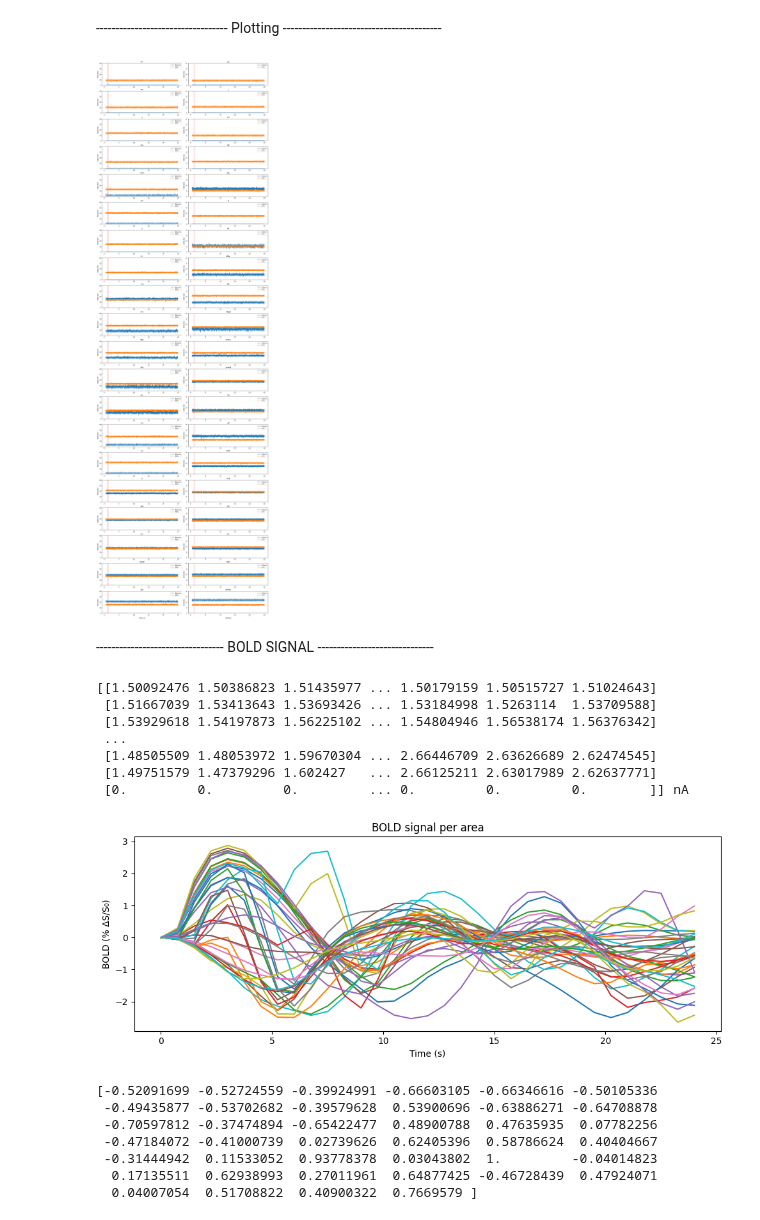
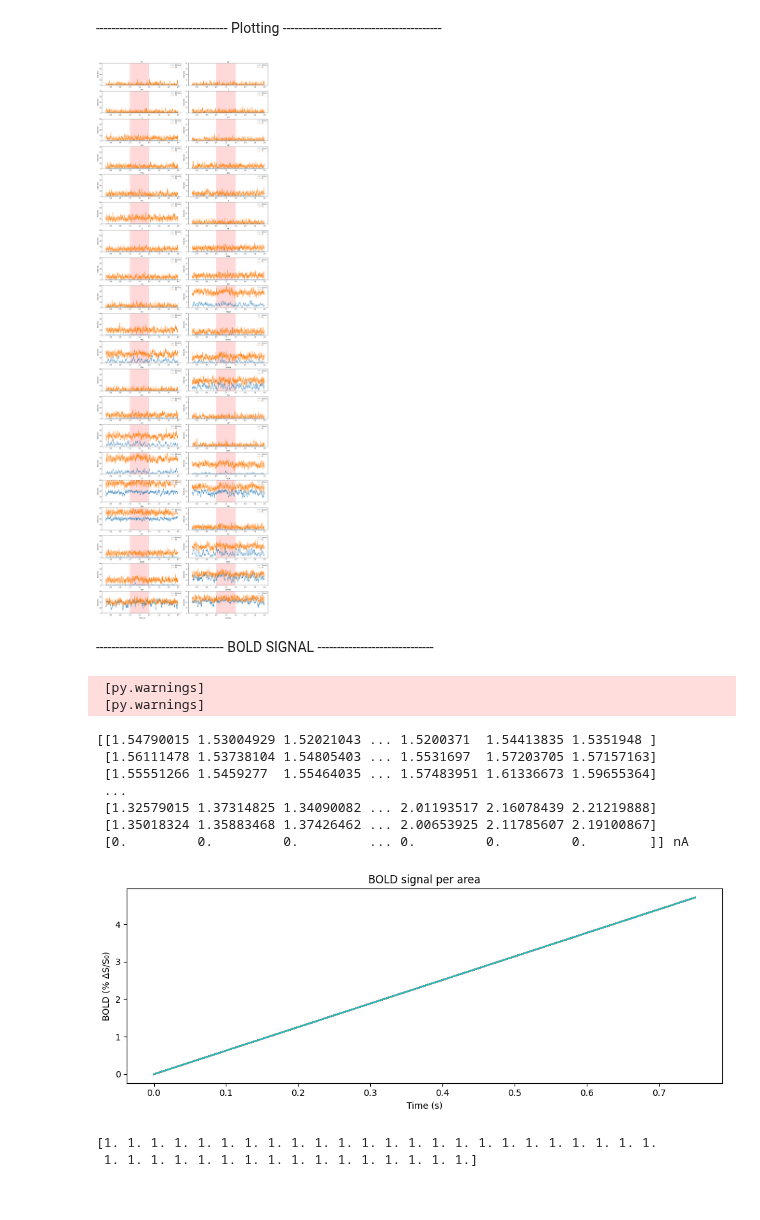
Before and after one commit to GKDavidson1/serotonin, a Jupyter notebook: RwB with multiple stim.ipynb, the cells around one changed output. Cells and saved outputs as stored; diff of their text form; code cells hidden in the pictures.

```diff
--- a/RwB with multiple stim.ipynb
+++ b/RwB with multiple stim.ipynb
@@ -58,7 +58,8 @@ PARAMS = {
           'ampa_frac': 0.1,    # AMPA fraction (1-NMDA fraction) for all other cell types
 
     # Min excitatory gradient (spine count) value
-          'e_grad_min': 0.45,
+    #       'e_grad_min': 0.45,
+          'e_grad_min': 0.05,
 
     # noise
     #       'std_noise': 5 * brian2.pA,
@@ -102,7 +103,7 @@ PARAMS = {
     # Long-range E targets
     #       'lr_e_self_dend': 0.9, #concern
           'lr_e_self_dend': 1.0,
-    #       'lr_e_cross_dend': 0.1,
+          # 'lr_e_cross_dend': 0.1,
 
     # Long-range I targets
           'lr_pv_e': 0.31,
@@ -143,7 +144,8 @@ PARAMS = {
     # dopamine release level for the current simulation
     #       'da_rel': 1.5, #default
           'da_rel': 0.5,
-          'std_noise': 7.5 * brian2.pA,
+          'std_noise': 20.0 * brian2.pA,
+          # 'std_noise': 0.0 * brian2.pA,
 
     # Simulation parameters
         # initial firing rates
@@ -152,7 +154,7 @@ PARAMS = {
           'dt': 0.5 * brian2.ms, #default
           # 'dt': 5.0 * brian2.ms,
         # trial length
-          'trial_length': 120 * brian2.second,
+          'trial_length': 2 * brian2.second,
 
          # target stimulus on time
           'stim_on': 1 * brian2.second,
@@ -835,18 +837,18 @@ def plot_all_areas_2col(
 # %%
 fig, axes = plot_all_areas_2col(
     R=R,
     area_names=area_list_SLN,
     pops=pops,
-    pops_to_show=["E1soma", "SST1"],
+    pops_to_show=["E1soma", "PV"],
     dt=PARAMS["dt"],
     t_start=0.5,
     t_end=PARAMS["trial_length"],
     stim_on=PARAMS["stim_on"],
     stim_off=PARAMS["stim_off"],
 )
 plt.show()
 # %% [output]
-[figure, old version]
+[figure, new version]
 # %% [markdown]
 --------------------------------- BOLD SIGNAL ------------------------------
 # %%
@@ -1197,13 +1199,15 @@ bold, states = balloon_bold_per_area(
 
 bold_percent = 100 * bold
 # %% [output]
-[[1.50092476 1.50386823 1.51435977 ... 1.50179159 1.50515727 1.51024643]
- [1.51667039 1.53413643 1.53693426 ... 1.53184998 1.5263114  1.53709588]
- [1.53929618 1.54197873 1.56225102 ... 1.54804946 1.56538174 1.56376342]
- ...
- [1.48505509 1.48053972 1.59670304 ... 2.66446709 2.63626689 2.62474545]
- [1.49751579 1.47379296 1.602427   ... 2.66125211 2.63017989 2.62637771]
- [0.         0.         0.         ... 0.         0.         0.        ]] nA
+ [py.warnings]
+ [py.warnings]
+[[1.54790015 1.53004929 1.52021043 ... 1.5200371  1.54413835 1.5351948 ]
+ [1.56111478 1.53738104 1.54805403 ... 1.5531697  1.57203705 1.57157163]
+ [1.55551266 1.5459277  1.55464035 ... 1.57483951 1.61336673 1.59655364]
+ ...
+ [1.32579015 1.37314825 1.34090082 ... 2.01193517 2.16078439 2.21219888]
+ [1.35018324 1.35883468 1.37426462 ... 2.00653925 2.11785607 2.19100867]
+ [0.         0.         0.         ... 0.         0.         0.        ]] nA
 # %%
 plot_bold(bold, dt_balloon_s)
 save_bold_csv(
@@ -1212,18 +1216,13 @@ save_bold_csv(
     filename = "bold_per_area.csv"
 )
 # %% [output]
-[figure, old version]
+[figure, new version]
 # %%
 seed_based = seed_based_fc(bold, 28)
 print(seed_based)
 # %% [output]
-[-0.52091699 -0.52724559 -0.39924991 -0.66603105 -0.66346616 -0.50105336
- -0.49435877 -0.53702682 -0.39579628  0.53900696 -0.63886271 -0.64708878
- -0.70597812 -0.37474894 -0.65422477  0.48900788  0.47635935  0.07782256
- -0.47184072 -0.41000739  0.02739626  0.62405396  0.58786624  0.40404667
- -0.31444942  0.11533052  0.93778378  0.03043802  1.         -0.04014823
-  0.17135511  0.62938993  0.27011961  0.64877425 -0.46728439  0.47924071
-  0.04007054  0.51708822  0.40900322  0.7669579 ]
+[1. 1. 1. 1. 1. 1. 1. 1. 1. 1. 1. 1. 1. 1. 1. 1. 1. 1. 1. 1. 1. 1. 1. 1.
+ 1. 1. 1. 1. 1. 1. 1. 1. 1. 1. 1. 1. 1. 1. 1. 1.]
 # %%
 print(drive_ds)
 
```
Also changed, not shown: parts of 1 cell of this notebook, 20 other files.
